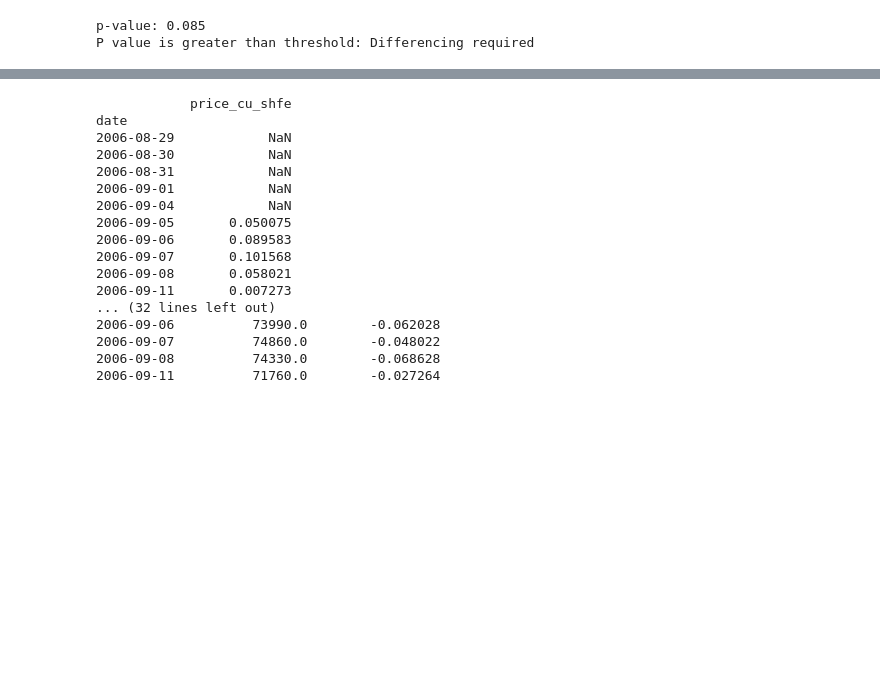
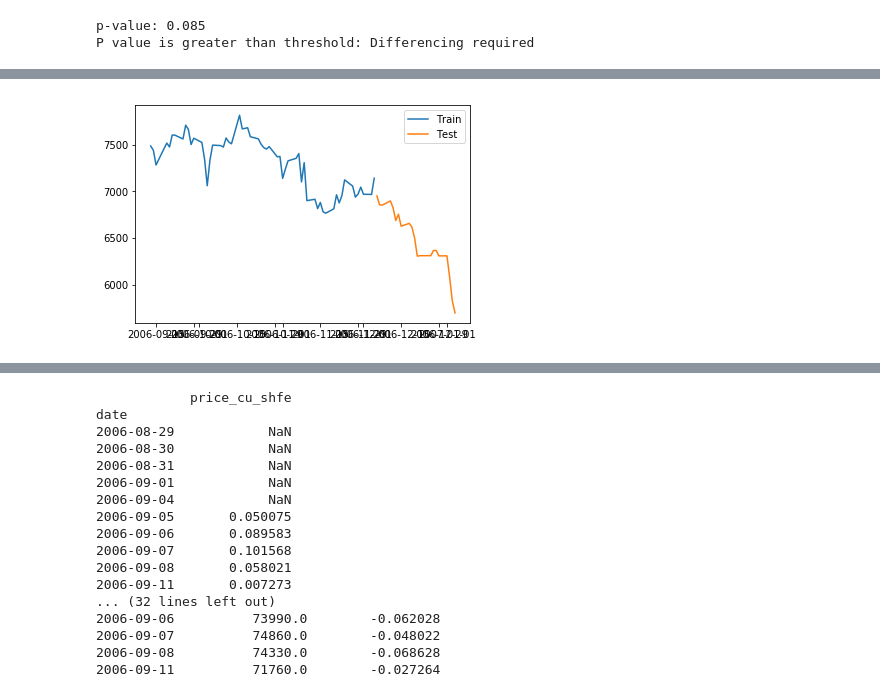
Before and after one commit to msc-acse/acse-9-independent-research-project-OliverJBoom, a Jupyter notebook: ARIMA_Model.ipynb, the cells around one changed output, grey strips where cells are left out. Cells and saved outputs as stored; diff of their text form; code cells hidden in the pictures; blank space fills up the shorter version.

```diff
--- a/ARIMA_Model.ipynb
+++ b/ARIMA_Model.ipynb
@@ -159,0 +134,7 @@ Model selected: (1, 1, 1)
+# %%
+plt.plot(df_train.index, df_train["price_cu_lme"], label="Train")
+plt.plot(df_test.index, df_test["price_cu_lme"], label="Test")
+plt.legend()
+plt.show()
+# %% [output]
+[figure, added]
```
Also changed, not shown: parts of 11 cells of this notebook, 6 other files.
